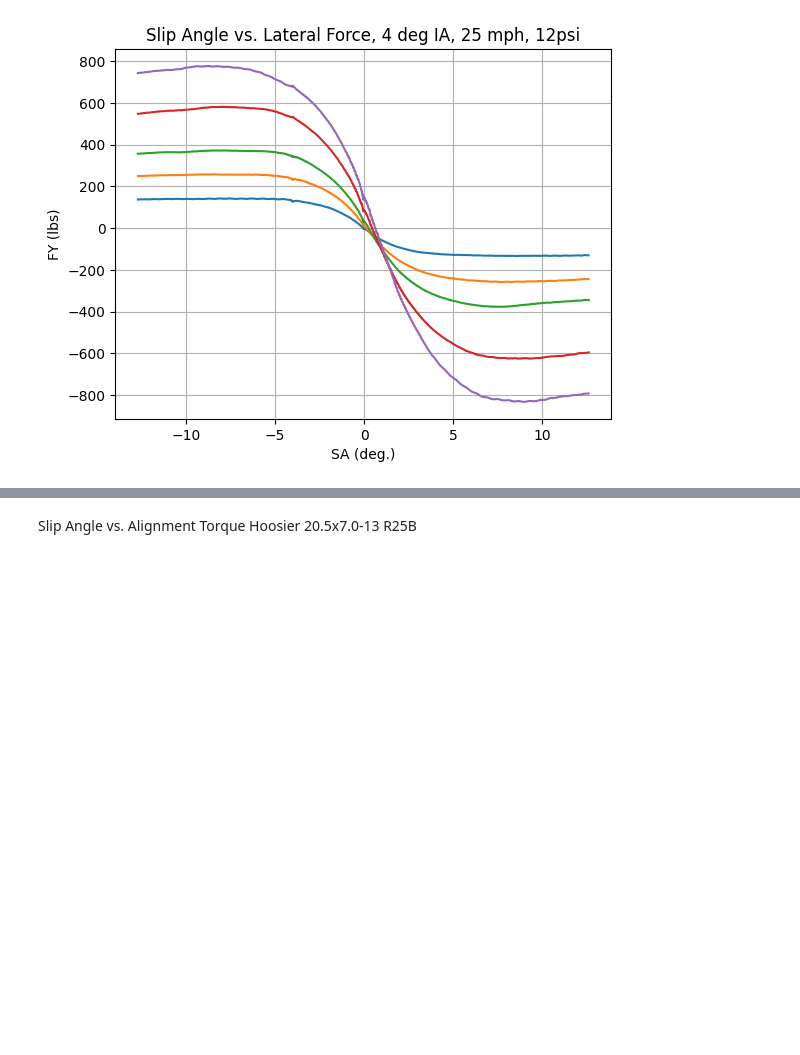
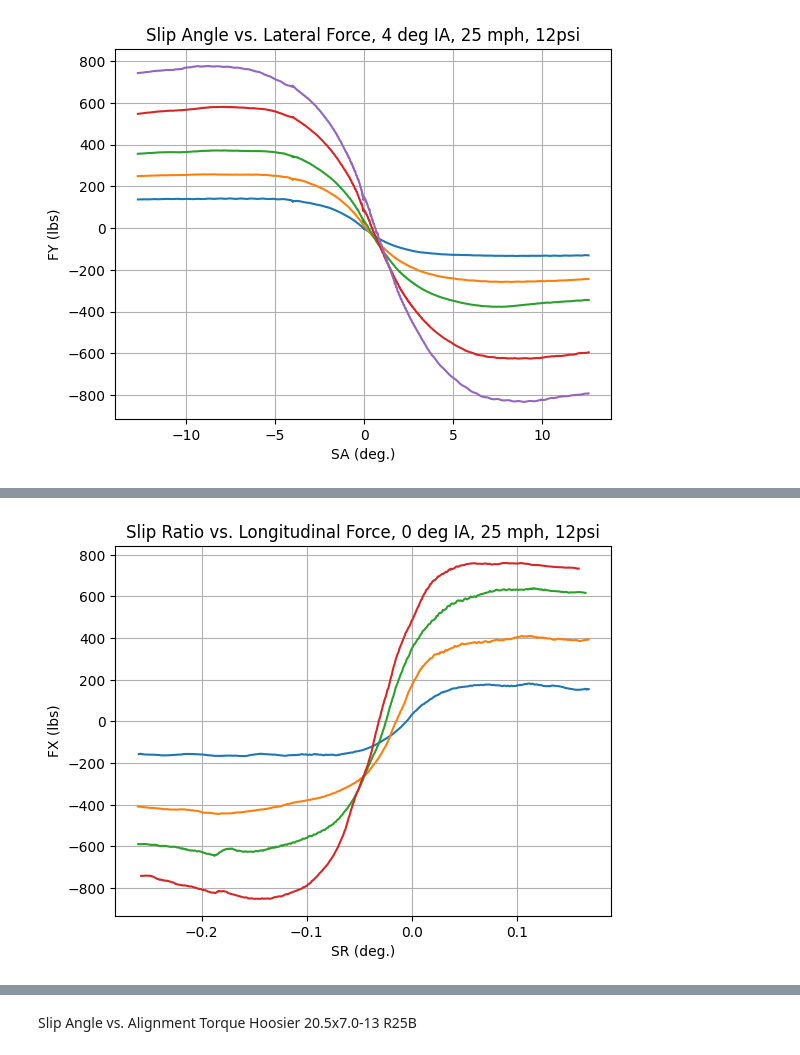
Before and after one commit to Washington-State-University-Formula-SAE/ttc-data, a Jupyter notebook: Hoosier 20.5x13-7.0 R25B.ipynb, the cells around one changed output, grey strips where cells are left out. Saved outputs shown, nothing was run; the diff lists cells and outputs as text; code cells hidden in the pictures; blank space fills up the shorter version.

```diff
--- a/Hoosier 20.5x13-7.0 R25B.ipynb
+++ b/Hoosier 20.5x13-7.0 R25B.ipynb
@@ -1505,0 +1576,98 @@ plt.show()
+# %%
+def SR_FX(df):
+    # Sorting Data into Tuples and Trimming (50 lb)
+
+    t_sa = df['SR']
+    t_sa = t_sa[1:]
+
+    t_fy = df['FX']
+    t_fy = t_fy[1:]
+
+    # Turning Pandas data into tuples (50lb)
+
+    t_sa_lst = []
+
+    for i in t_sa:
+        t_sa_lst.append(i)
+
+    t_fy_lst = []
+
+    for i in t_fy:
+        t_fy_lst.append(i)
+
+    # Variables for below averaging functions (50lb)
+
+    t_sa_avg = []
+    t_fy_avg = []
+
+    # Averaging function for SA, takes average ever 20 data points (50lb)
+
+    avg = 20
+
+    for i in range(int(avg/2), len(t_sa_lst)-int(avg/2)):
+        a_avg = t_sa_lst[i-int(avg/2):i+int(avg/2)]
+        a_avg = sum(a_avg)/(len(a_avg))
+        t_sa_avg.append(a_avg)
+
+    # Averaging function for FY, takes average ever 20 data points (50lb)
+
+    for i in range(int(avg/2), len(t_fy_lst)-int(avg/2)):
+        a_avg = t_fy_lst[i-int(avg/2):i+int(avg/2)]
+        a_avg = sum(a_avg)/(len(a_avg))
+        t_fy_avg.append(a_avg)
+
+    return t_sa_avg, t_fy_avg
+
+# Finding SR and FX for IA of 0
+h_ia0_50_sr_avg, h_ia0_50_fx_avg = SR_FX(df_h_50_strt)
+h_ia0_150_sr_avg, h_ia0_150_fx_avg = SR_FX(df_h_150_strt)
+h_ia0_250_sr_avg, h_ia0_250_fx_avg = SR_FX(df_h_250_strt)
+h_ia0_350_sr_avg, h_ia0_350_fx_avg = SR_FX(df_h_350_strt)
+
+# Finding SR and FX for IA of 2
+h_ia2_50_sr_avg, h_ia2_50_fx_avg = SR_FX(df_h_ia2_50_strt)
+h_ia2_150_sr_avg, h_ia2_150_fx_avg = SR_FX(df_h_ia2_150_strt)
+h_ia2_250_sr_avg, h_ia2_250_fx_avg = SR_FX(df_h_ia2_250_strt)
+h_ia2_350_sr_avg, h_ia2_350_fx_avg = SR_FX(df_h_ia2_350_strt)
+
+# Finding SR and FX for IA of 4
+h_ia4_50_sr_avg, h_ia4_50_fx_avg = SR_FX(df_h_ia4_50_strt)
+h_ia4_150_sr_avg, h_ia4_150_fx_avg = SR_FX(df_h_ia4_150_strt)
+h_ia4_250_sr_avg, h_ia4_250_fx_avg = SR_FX(df_h_ia4_250_strt)
+h_ia4_350_sr_avg, h_ia4_350_fx_avg = SR_FX(df_h_ia4_350_strt)
+
+
+# Plotting using MatPlotLib
+plt.plot(h_ia0_50_sr_avg, h_ia0_50_fx_avg)
+plt.plot(h_ia0_150_sr_avg, h_ia0_150_fx_avg)
+plt.plot(h_ia0_250_sr_avg, h_ia0_250_fx_avg)
+plt.plot(h_ia0_350_sr_avg, h_ia0_350_fx_avg)
+plt.title('Slip Ratio vs. Longitudinal Force, 0 deg IA, 25 mph, 12psi')
+plt.xlabel('SR (deg.)')
+plt.ylabel('FX (lbs)')
+plt.grid(True)
+plt.show()
+
+# Plotting using MatPlotLib
+plt.plot(h_ia2_50_sr_avg, h_ia2_50_fx_avg)
+plt.plot(h_ia2_150_sr_avg, h_ia2_150_fx_avg)
+plt.plot(h_ia2_250_sr_avg, h_ia2_250_fx_avg)
+plt.plot(h_ia2_350_sr_avg, h_ia2_350_fx_avg)
+plt.title('Slip Ratio vs. Longitudinal Force, 2 deg IA, 25 mph, 12psi')
+plt.xlabel('SR (deg.)')
+plt.ylabel('FX (lbs)')
+plt.grid(True)
+plt.show()
+
+# Plotting using MatPlotLib
+plt.plot(h_ia4_50_sr_avg, h_ia4_50_fx_avg)
+plt.plot(h_ia4_150_sr_avg, h_ia4_150_fx_avg)
+plt.plot(h_ia4_250_sr_avg, h_ia4_250_fx_avg)
+plt.plot(h_ia4_350_sr_avg, h_ia4_350_fx_avg)
+plt.title('Slip Ratio vs. Longitudinal Force, 4 deg IA, 25 mph, 12psi')
+plt.xlabel('SR (deg.)')
+plt.ylabel('FX (lbs)')
+plt.grid(True)
+plt.show()
+# %% [output]
+[figure, added]
```
Also changed, not shown: parts of 26 cells of this notebook, 11 other files.
